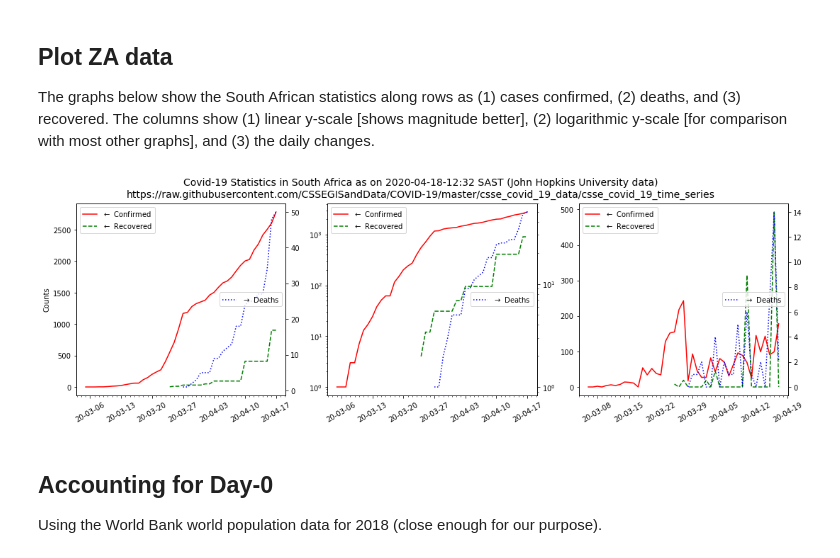
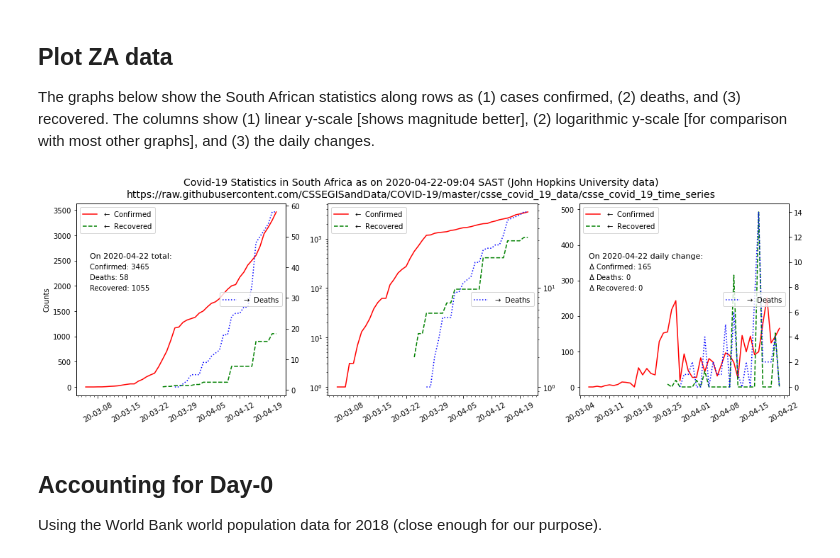
Before and after one commit to NelisW/miscellania, a Jupyter notebook: TrackCovidinZa.ipynb, the cells around one changed output. Cells and saved outputs as stored; diff of their text form; code cells hidden in the pictures.

Commit message:
update to covid tracker to show today status

```diff
--- a/TrackCovidinZa.ipynb
+++ b/TrackCovidinZa.ipynb
@@ -126,38 +126,55 @@ axt = [a.twinx() for a in axs]
 
 peopleWorld = 7.53e9
 peopleZA = 56.72e6
+dicCnts = {}
+dicDifs = {}
 
 for i,key in enumerate(dfs.keys()):
 
     dfS = dfs[key]
     dfW = dfw[key]
     dfS = dfS.join(dfW.set_index('Date'), on='Date',rsuffix='_W')
 
     # plot the data
     color = ghFiles[key][1]
     linestyle = ghFiles[key][3]
     label = f'{ghFiles[key][2]} {key}'
 
     ax = axt if 'Death' in key else axs
 
     ax[0].plot(dfS['Date'],dfS['Count'], label=label,linestyle=linestyle,color=color)
     ax[1].semilogy(dfS['Date'],dfS['Count'],label=label,linestyle=linestyle,color=color)
     ax[2].plot(dfS['Date'][1:],np.diff(dfS['Count']),label=label,linestyle=linestyle,color=color)
 
+    if i==0:
+        tlocx = dfS['Date'].values[1]
+
+    dicCnts[key] = dfS['Count'].values[-1]
+    dicDifs[key] = np.diff(dfS['Count'])[-1]
+
+# print on current day
+tlocyCnts = 0.7 * ax[0].get_ylim()[1]
+tlocyDifs = 0.7 * ax[2].get_ylim()[1]
+ax[0].text(tlocx, tlocyCnts, f'On {datetime.today().strftime("%Y-%m-%d")} total:', fontsize=11)
+ax[2].text(tlocx, tlocyDifs, f'On {datetime.today().strftime("%Y-%m-%d")} daily change:', fontsize=11)
+for ik,key in enumerate(dicCnts.keys()):
+    ax[0].text(tlocx, tlocyCnts-(ik+1)*tlocyCnts/12, f'{key}: {dicCnts[key]}', fontsize=10)
+    ax[2].text(tlocx, tlocyDifs-(ik+1)*tlocyDifs/12, f'$\Delta$ {key}: {dicDifs[key]}', fontsize=10)
+
 for i in [0,1,2]:
     if i==0:
         axs[0].set_ylabel('Counts')
 
     axs[i].legend()
     axt[i].legend(loc='center right')
 
     axs[i].xaxis.set_tick_params(rotation=30, labelsize=10)
     # format the ticks
     axs[i].xaxis.set_major_locator(mdates.DayLocator(interval=7))
     axs[i].xaxis.set_major_formatter(mdates.DateFormatter('%y-%m-%d'))
     axs[i].xaxis.set_minor_locator(mdates.DayLocator())
 # %% [output]
-[figure, old version]
+[figure, new version]
 # %% [markdown]
 ## Accounting for Day-0
 
```
Also changed, not shown: parts of 2 cells of this notebook.
